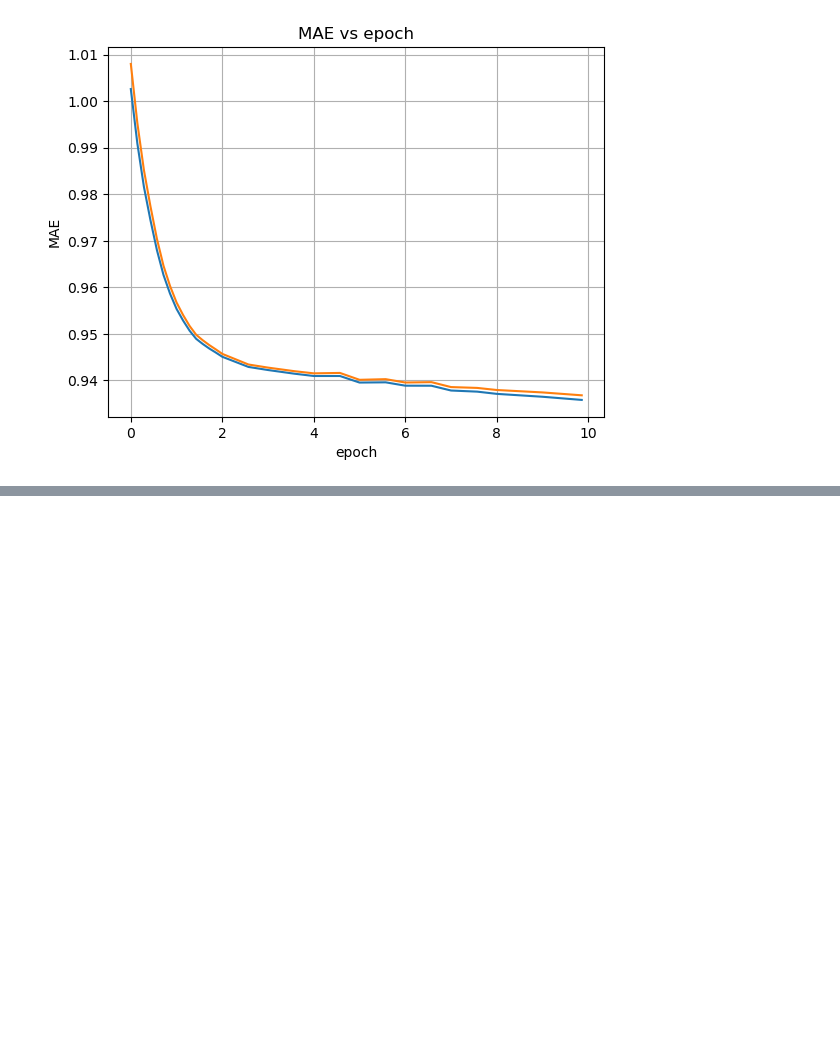
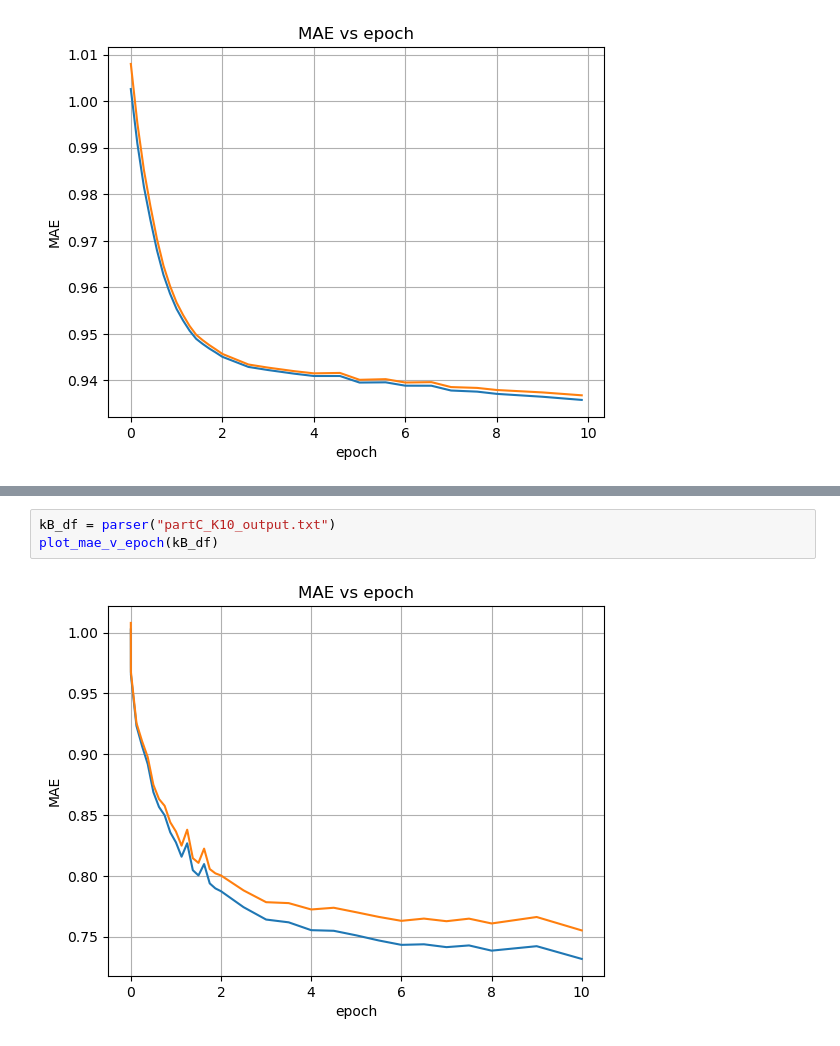
Before and after one commit to JordanPauzie/Movie-Recommendation-Model, a Jupyter notebook: PlotA.ipynb, the cells around one changed output, grey strips where cells are left out. Saved outputs shown, nothing was run; the diff lists cells and outputs as text; blank space fills up the shorter version.

```diff
--- a/PlotA.ipynb
+++ b/PlotA.ipynb
@@ -200,0 +184,5 @@ currMin =
+# %%
+kB_df = parser("partC_K10_output.txt")
+plot_mae_v_epoch(kB_df)
+# %% [output]
+[figure, added]
```
Also changed, not shown: parts of 12 cells of this notebook, 4 other files.
